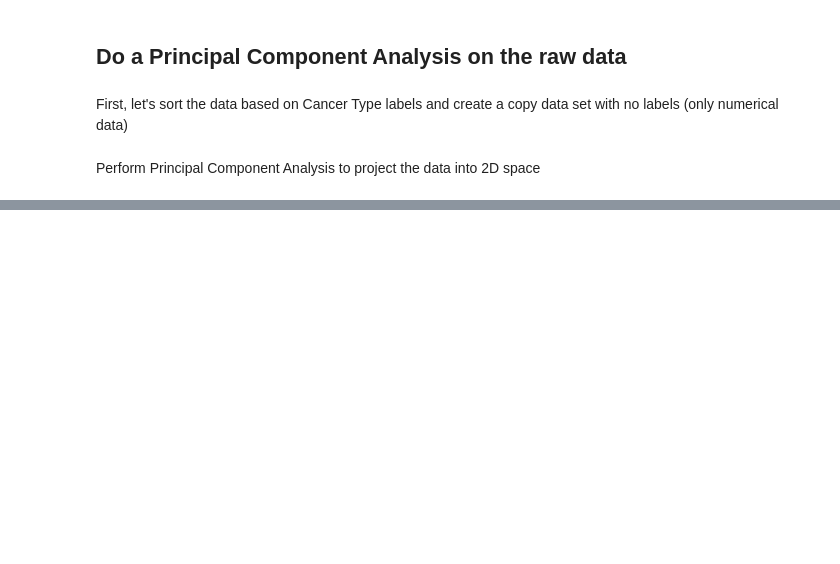
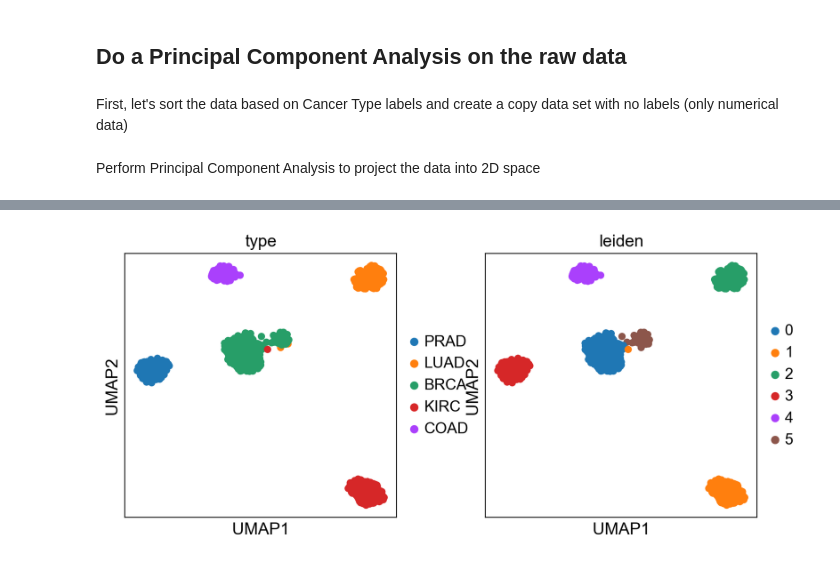
Before and after one commit to IgnasMa/SynBioProject, a Jupyter notebook: Synthetic Biology Project.ipynb, the cells around one changed output, grey strips where cells are left out. Saved outputs shown, nothing was run; the diff lists cells and outputs as text; code cells hidden in the pictures; blank space fills up the shorter version.

```diff
--- a/Synthetic Biology Project.ipynb
+++ b/Synthetic Biology Project.ipynb
@@ -126,0 +150,5 @@ array(['PRAD', 'LUAD', 'BRCA', 'KIRC', 'COAD'], dtype=object)
+# %%
+genes = pd.read_csv('PANCAN_IlluminaGA_RNASeqV2geneExp.csv', index_col = 0)
+data_num.columns = list(genes.index.values)
+data = data_num.copy()
+data['Cancer Type'] = labels
@@ -147,2 +197,5 @@ sc.tl.umap(adata)
 # %%
-sc.pl.umap(adata, color=['type'])
+sc.settings.set_figure_params(dpi=100)
+sc.pl.umap(adata, color=['type', 'leiden'])
+# %% [output]
+[figure, added]
```
Also changed, not shown: parts of 28 cells of this notebook.
